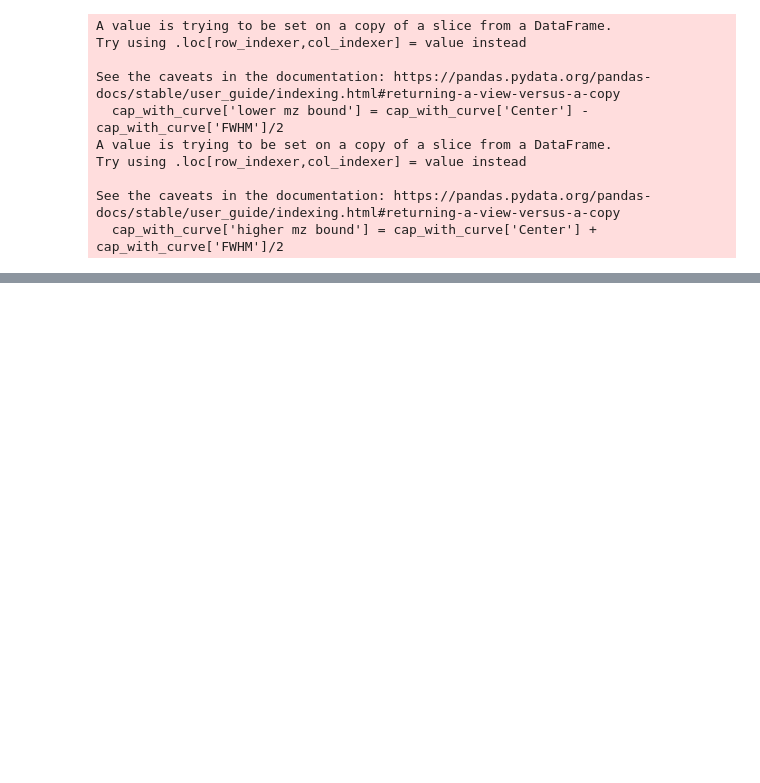
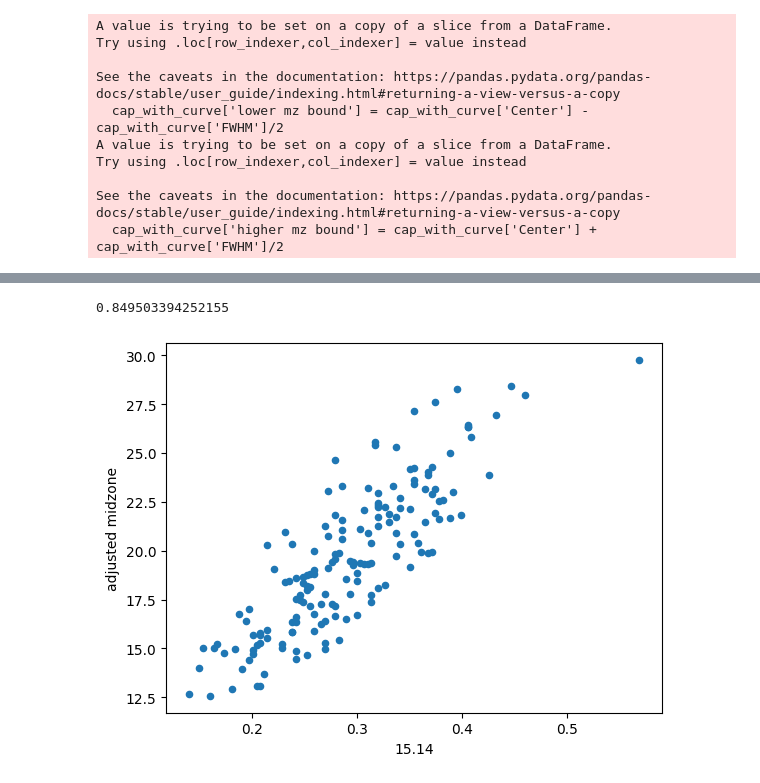
Before and after one commit to shlok-rajurkar/comp-bio-portfolio, a Jupyter notebook: curve_deconvolution/notebooks/CAP_baseline_subset_n=200.ipynb, the cells around one changed output, grey strips where cells are left out. Saved outputs shown, nothing was run; the diff lists cells and outputs as text; code cells hidden in the pictures; blank space fills up the shorter version.

```diff
--- a/curve_deconvolution/notebooks/CAP_baseline_subset_n=200.ipynb
+++ b/curve_deconvolution/notebooks/CAP_baseline_subset_n=200.ipynb
@@ -158,0 +172,6 @@ higher_bound_mean = 15.8430
+# %%
+cap_with_curve.plot.scatter('15.14', 'adjusted midzone')
+print(np.corrcoef(cap_with_curve['15.14'], cap_with_curve['adjusted midzone'])[0][1])
+# %% [output]
+0.849503394252155
+[figure, added]
```
Also changed, not shown: parts of 15 cells of this notebook.
